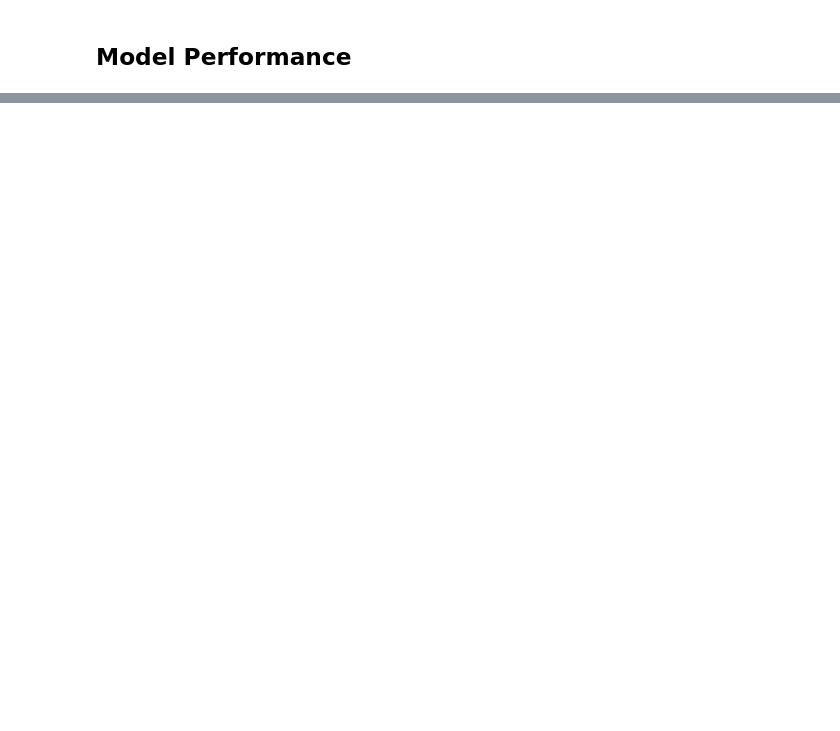
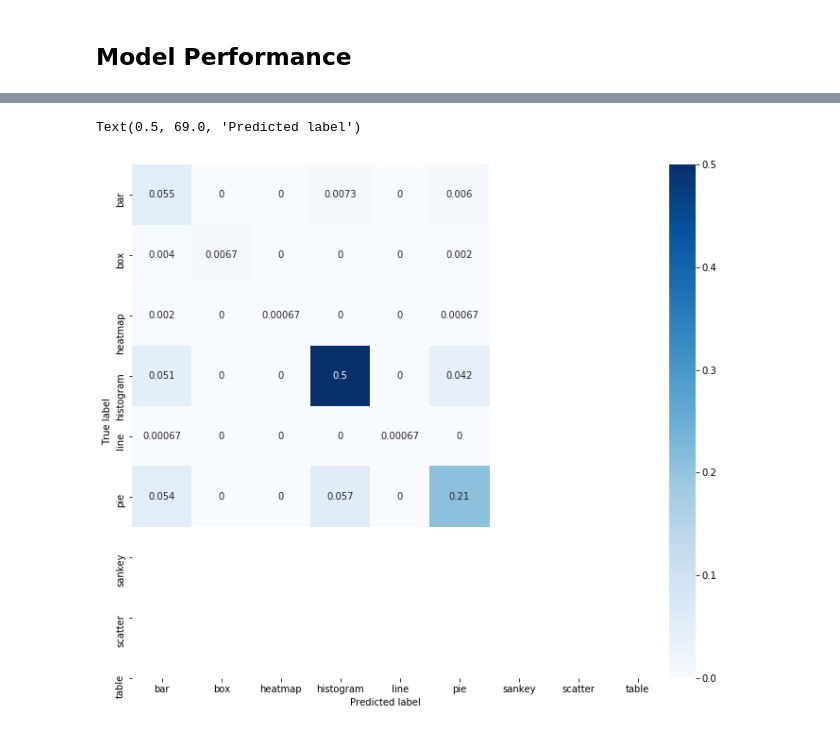
Before and after one commit to devonds/viz, a Jupyter notebook: notebooks/Predict_Chart_Type_RF.ipynb, the cells around one changed output, grey strips where cells are left out. Saved outputs shown, nothing was run; the diff lists cells and outputs as text; code cells hidden in the pictures; blank space fills up the shorter version.

```diff
--- a/notebooks/Predict_Chart_Type_RF.ipynb
+++ b/notebooks/Predict_Chart_Type_RF.ipynb
@@ -261,0 +223,13 @@ Name: labels, Length: 888484, dtype: object
+# %%
+# re-load full data set, split into train and test sets
+df = df_full # uncomment this one to run everything on the full data set of 888k+ charts
+# features data frame without ids or chart type labels
+features = df.iloc[:,2:]
+features.drop('labels', axis=1, inplace=True)
+# one-hot encode labels
+labels = pd.get_dummies(df['labels'])
+# save a list of column labels for later
+chart_names = labels.columns
+# split train and test data
+X_train, X_test, y_train, y_test = train_test_split(features, labels, test_size=.15)
+print(X_train.shape, X_test.shape) # to make sure they are what we expect
@@ -261,0 +273,10 @@ Name: labels, Length: 888484, dtype: object
+# %%
+# plot confusion matrix
+plt.figure(figsize=(12,10))
+sns.heatmap(confusion/np.sum(confusion), annot=True,
+            cmap='Blues', xticklabels=chart_names, yticklabels=chart_names)
+plt.ylabel('True label')
+plt.xlabel('Predicted label')
+# %% [output]
+Text(0.5, 69.0, 'Predicted label')
+[figure, added]
```
Also changed, not shown: parts of 41 cells of this notebook, 15 other files.
